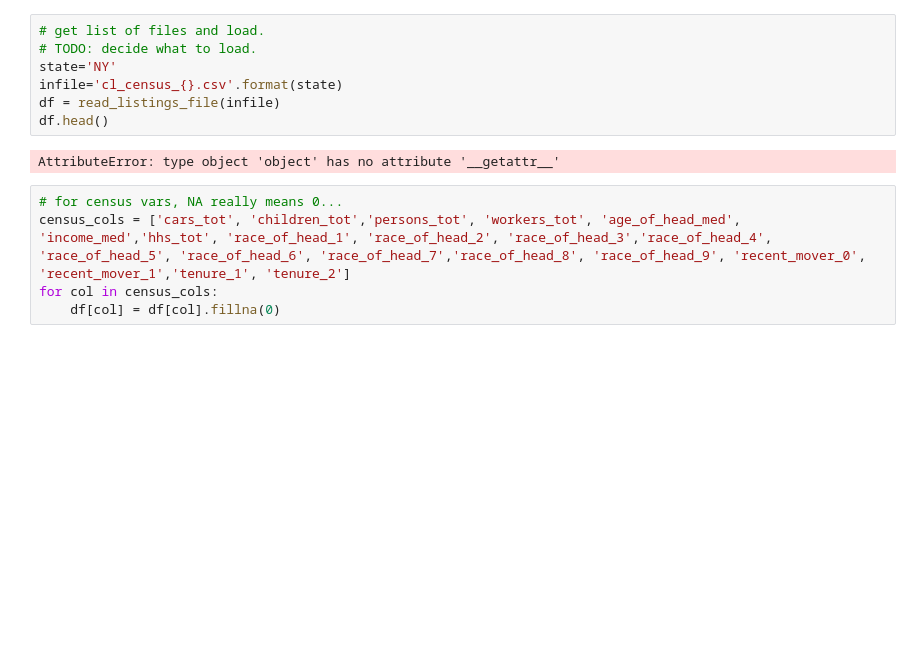
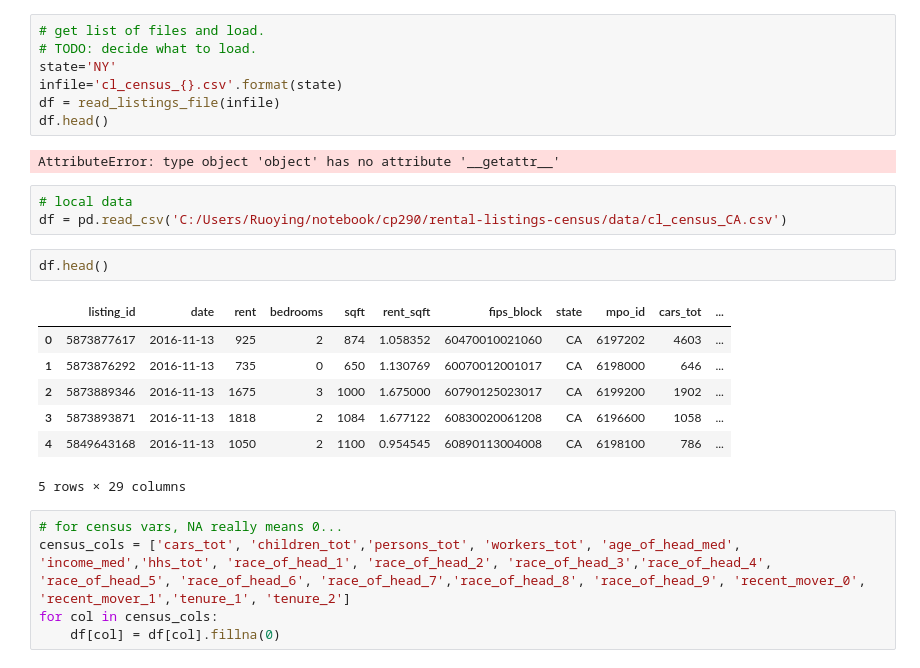
Before and after one commit to lrayle/rental-listings-census, a Jupyter notebook: src/rental_listings_explore_Ruoying.ipynb, the cells around one changed output. Drawn from its saved outputs; the diff is of its cells as text; blank space fills up the shorter version.

```diff
--- a/src/rental_listings_explore_Ruoying.ipynb
+++ b/src/rental_listings_explore_Ruoying.ipynb
@@ -93,6 +167,19 @@ df = read_listings_file(infile)
 df.head()
 # %% [output]
 AttributeError: type object 'object' has no attribute '__getattr__'
+# %%
+# local data
+df = pd.read_csv('C:/Users/Ruoying/notebook/cp290/rental-listings-census/data/cl_census_CA.csv')
+# %%
+df.head()
+# %% [output]
+|  | listing_id | date | rent | bedrooms | sqft | rent_sqft | fips_block | state | mpo_id | cars_tot | ... |
+| 0 | 5873877617 | 2016-11-13 | 925 | 2 | 874 | 1.058352 | 60470010021060 | CA | 6197202 | 4603 | ... |
+| 1 | 5873876292 | 2016-11-13 | 735 | 0 | 650 | 1.130769 | 60070012001017 | CA | 6198000 | 646 | ... |
+| 2 | 5873889346 | 2016-11-13 | 1675 | 3 | 1000 | 1.675000 | 60790125023017 | CA | 6199200 | 1902 | ... |
+| 3 | 5873893871 | 2016-11-13 | 1818 | 2 | 1084 | 1.677122 | 60830020061208 | CA | 6196600 | 1058 | ... |
+| 4 | 5849643168 | 2016-11-13 | 1050 | 2 | 1100 | 0.954545 | 60890113004008 | CA | 6198100 | 786 | ... |
+5 rows × 29 columns
 # %%
 # for census vars, NA really means 0...
 census_cols = ['cars_tot', 'children_tot','persons_tot', 'workers_tot', 'age_of_head_med', 'income_med','hhs_tot', 'race_of_head_1', 'race_of_head_2', 'race_of_head_3','race_of_head_4', 'race_of_head_5', 'race_of_head_6', 'race_of_head_7','race_of_head_8', 'race_of_head_9', 'recent_mover_0', 'recent_mover_1','tenure_1', 'tenure_2']
```
Also changed, not shown: parts of 26 cells of this notebook, 9 other files.
